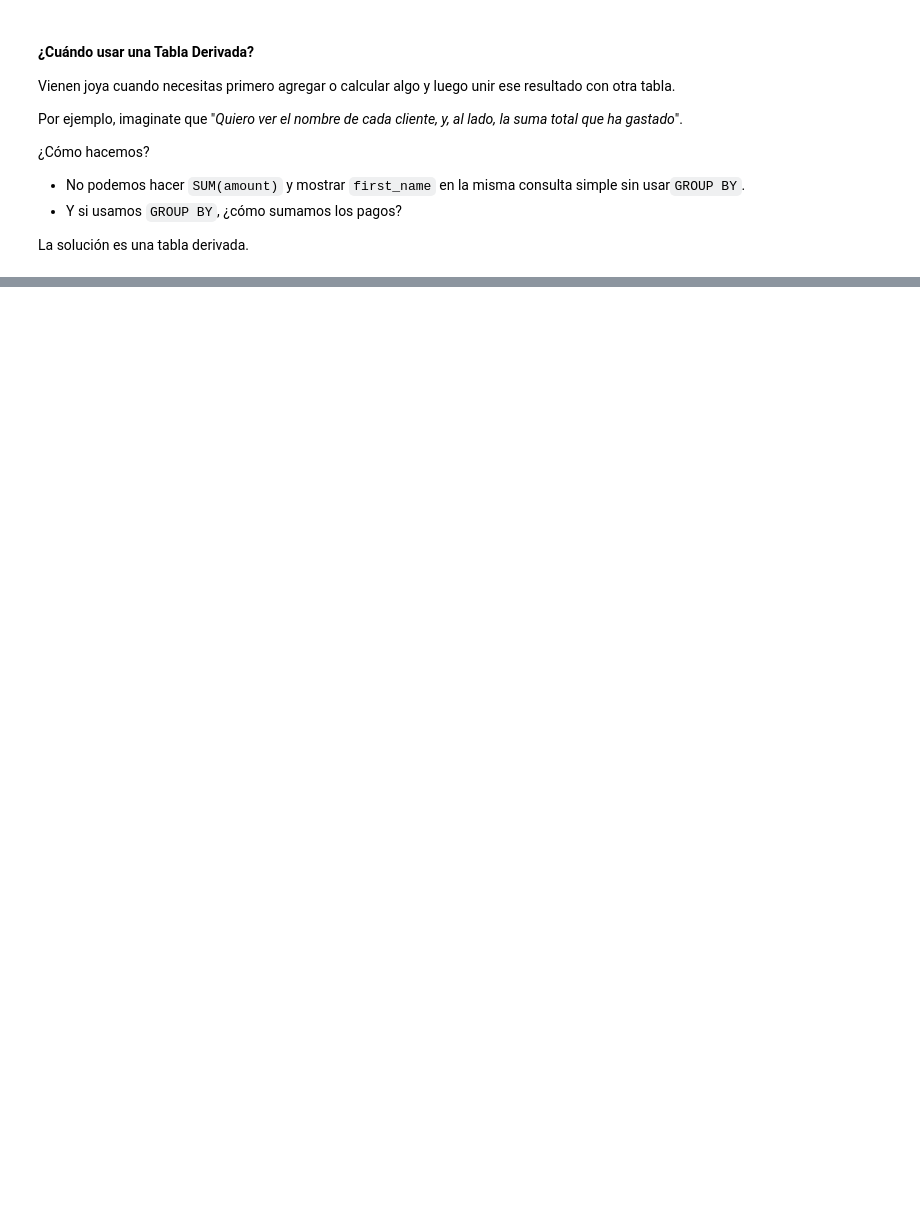
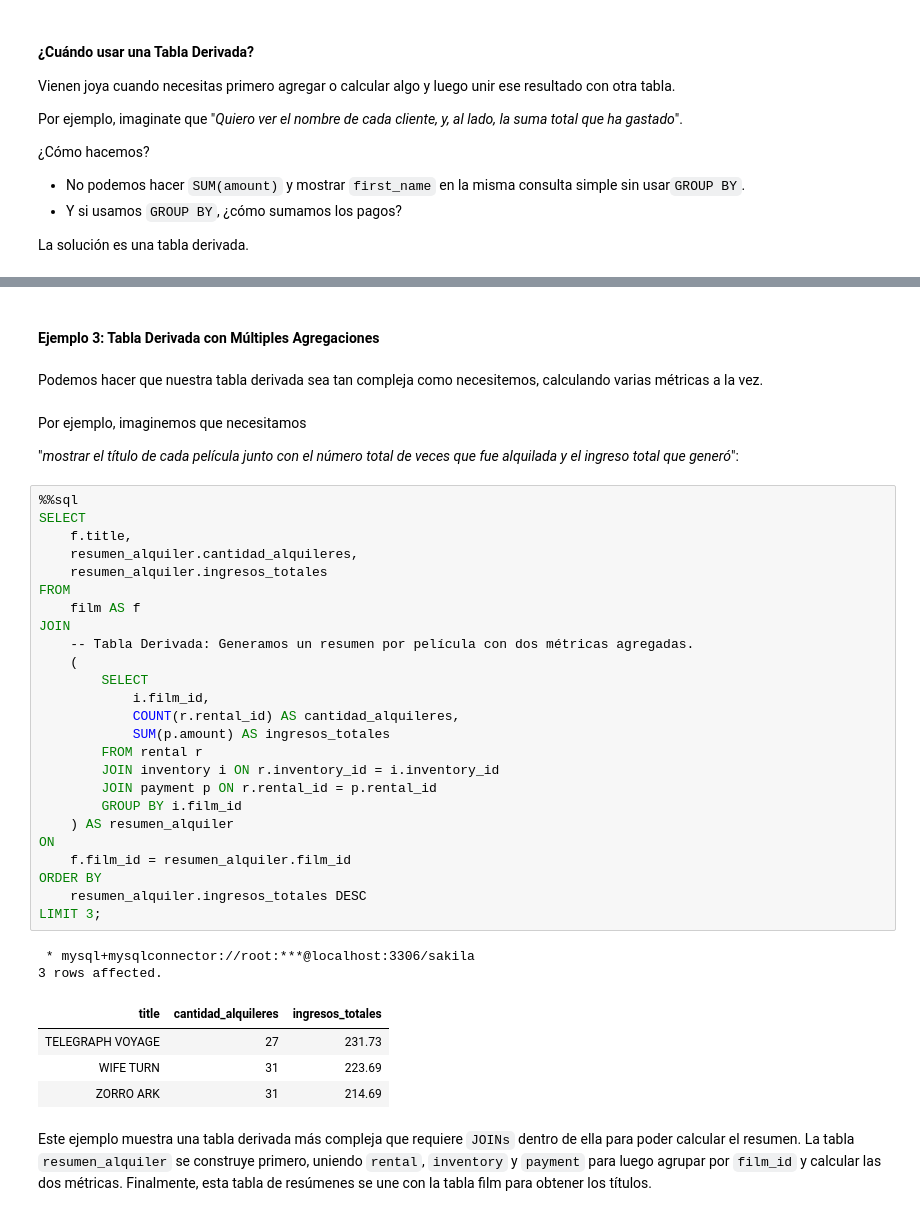
Before and after one commit to stefaema/PracticandoBBDD, a Jupyter notebook: select-study/03.combining.ipynb, the cells around one changed output, grey strips where cells are left out. Drawn from its saved outputs; the diff is of its cells as text; blank space fills up the shorter version.

```diff
--- a/select-study/03.combining.ipynb
+++ b/select-study/03.combining.ipynb
@@ -302,2 +370,44 @@ LIMIT 5;
+# %% [markdown]
+#### Ejemplo 3: Tabla Derivada con Múltiples Agregaciones
+# %% [markdown]
+Podemos hacer que nuestra tabla derivada sea tan compleja como necesitemos, calculando varias métricas a la vez.
+# %% [markdown]
+Por ejemplo, imaginemos que necesitamos
+
+"*mostrar el título de cada película junto con el número total de veces que fue alquilada y el ingreso total que generó*":
+# %%
+%%sql
+SELECT
+    f.title,
+    resumen_alquiler.cantidad_alquileres,
+    resumen_alquiler.ingresos_totales
+FROM
+    film AS f
+JOIN
+    -- Tabla Derivada: Generamos un resumen por película con dos métricas agregadas.
+    (
+        SELECT
+            i.film_id,
+            COUNT(r.rental_id) AS cantidad_alquileres,
+            SUM(p.amount) AS ingresos_totales
+        FROM rental r
+        JOIN inventory i ON r.inventory_id = i.inventory_id
+        JOIN payment p ON r.rental_id = p.rental_id
+        GROUP BY i.film_id
+    ) AS resumen_alquiler
+ON
+    f.film_id = resumen_alquiler.film_id
+ORDER BY
+    resumen_alquiler.ingresos_totales DESC
+LIMIT 3;
+# %% [output]
+ * mysql+mysqlconnector://root:***@localhost:3306/sakila
+3 rows affected.
+| title | cantidad_alquileres | ingresos_totales |
+| TELEGRAPH VOYAGE | 27 | 231.73 |
+| WIFE TURN | 31 | 223.69 |
+| ZORRO ARK | 31 | 214.69 |
+# %% [markdown]
+Este ejemplo muestra una tabla derivada más compleja que requiere `JOINs` dentro de ella para poder calcular el resumen. La tabla `resumen_alquiler` se construye primero, uniendo `rental`, `inventory` y `payment` para luego agrupar por `film_id` y calcular las dos métricas. Finalmente, esta tabla de resúmenes se une con la tabla film para obtener los títulos.
 # %% [markdown]
 > **NOTA**:
```
Also changed, not shown: parts of 17 cells of this notebook.
